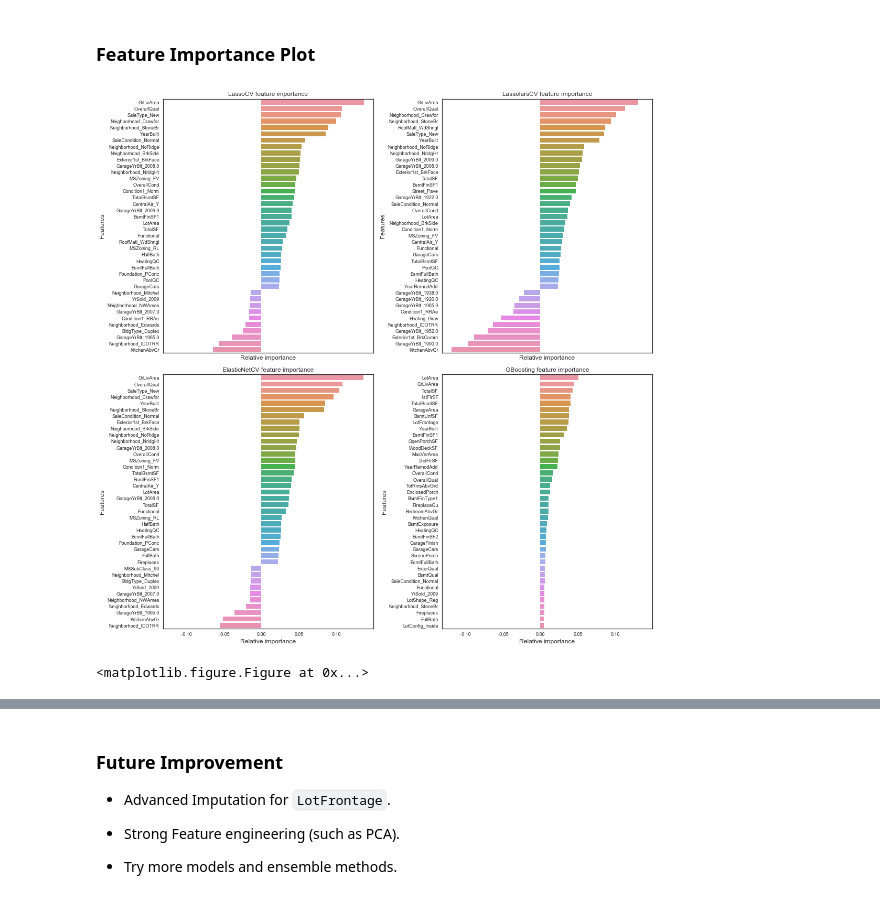
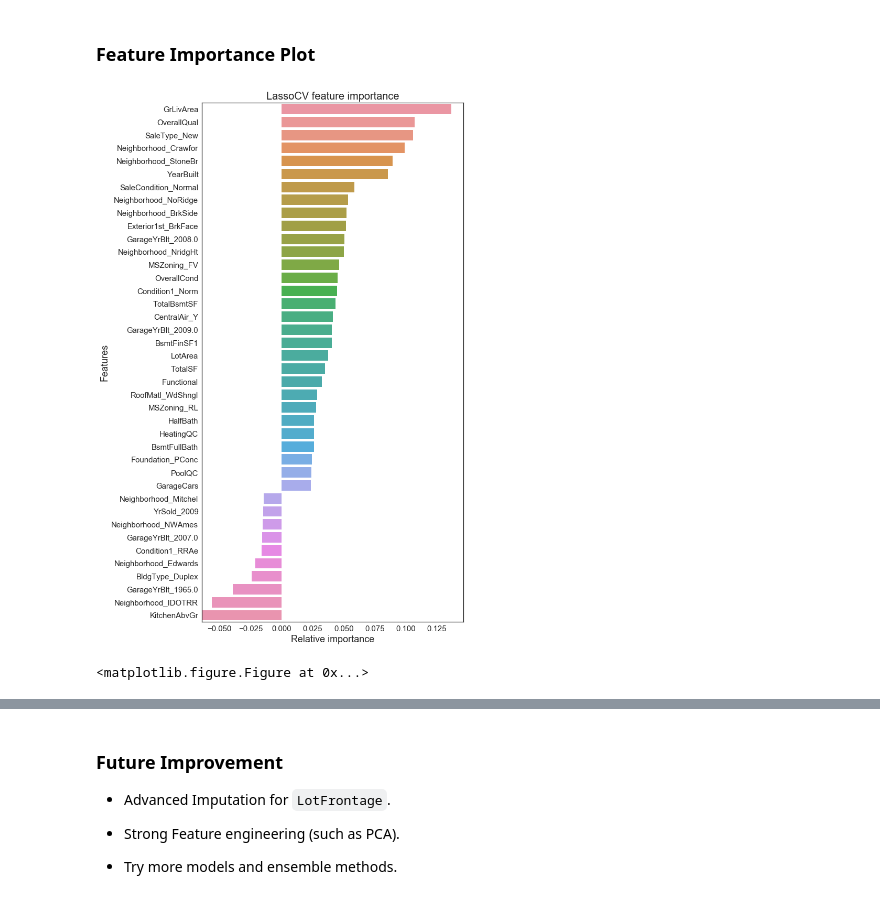
Before and after one commit to jietang89/pr, a Jupyter notebook: Cover.ipynb, the cells around one changed output, grey strips where cells are left out. Cells and saved outputs as stored; diff of their text form; code cells hidden in the pictures.

```diff
--- a/Cover.ipynb
+++ b/Cover.ipynb
@@ -972,35 +1018,27 @@ print("GBoost Model has conserved {0} features over {1}.\nThe mean of RMSE is {2
 GBoost Model has conserved 330 features over 330.
 The mean of RMSE is 0.11704518814395881.
 # %%
-def feature_importance():
+def feature_importance(name, regressor):
     sns.set(style='white')
-    nrows = ncols = 2
-    fig, axes = plt.subplots(nrows = nrows, ncols = ncols, sharex="all", figsize=(15,15))
+    fig, axes = plt.subplots(figsize=(10,15))
 
-    names_regressors = [("LassoCV", lassocv),("LassolarsCV",lassolarscv),("ElasticNetCV",elasticnetcv),("GBoosting",GBoost)]
+    if name == "GBoosting":
+        imp = regressor.feature_importances_
+        sort_list = np.argsort(imp)[::-1]
+        indices = sort_list[:40]
 
-    nregressors = 0
-    for row in range(nrows):
-        for col in range(ncols):
-            name = names_regressors[nregressors][0]
-            regressor = names_regressors[nregressors][1]
-            if name == "GBoosting":
-                imp = regressor.feature_importances_
-                sort_list = np.argsort(imp)[::-1]
-                indices = sort_list[:40]
-
-            else:
-                imp = regressor.coef_
-                sort_list = np.argsort(imp)[::-1]
-                indices = np.append(sort_list[:30],sort_list[-10:])
+    else:
+        imp = regressor.coef_
+        sort_list = np.argsort(imp)[::-1]
+        indices = np.append(sort_list[:30],sort_list[-10:])
 
 
-            g = sns.barplot(y=features[indices],x = imp[indices] , orient='h',ax=axes[row][col])
-            g.set_xlabel("Relative importance",fontsize=12)
-            g.set_ylabel("Features",fontsize=12)
-            g.tick_params(labelsize=9)
-            g.set_title(name + " feature importance")
-            nregressors += 1
+    g = sns.barplot(y=features[indices],x = imp[indices] , orient='h')
+    g.set_xlabel("Relative importance",fontsize=18)
+    g.set_ylabel("Features",fontsize=18)
+    g.tick_params(labelsize=15)
+    g.set_title(name + " feature importance",fontsize=20)
+
     plt.tight_layout()
     plt.show()
     plt.gcf().clear()
@@ -1016,7 +1054,7 @@ array([ 27,  39, 195, 155, 171,  47, 188, 164, 152,  77, 326, 165, 139,
 # %% [markdown]
 ### Feature Importance Plot
 # %%
-feature_importance()
+feature_importance('LassoCV',lassocv);
 # %% [output]
-[figure, old version]
+[figure, new version]
 <matplotlib.figure.Figure at 0x...>
```
Also changed, not shown: parts of 27 cells of this notebook, 2 other files.
